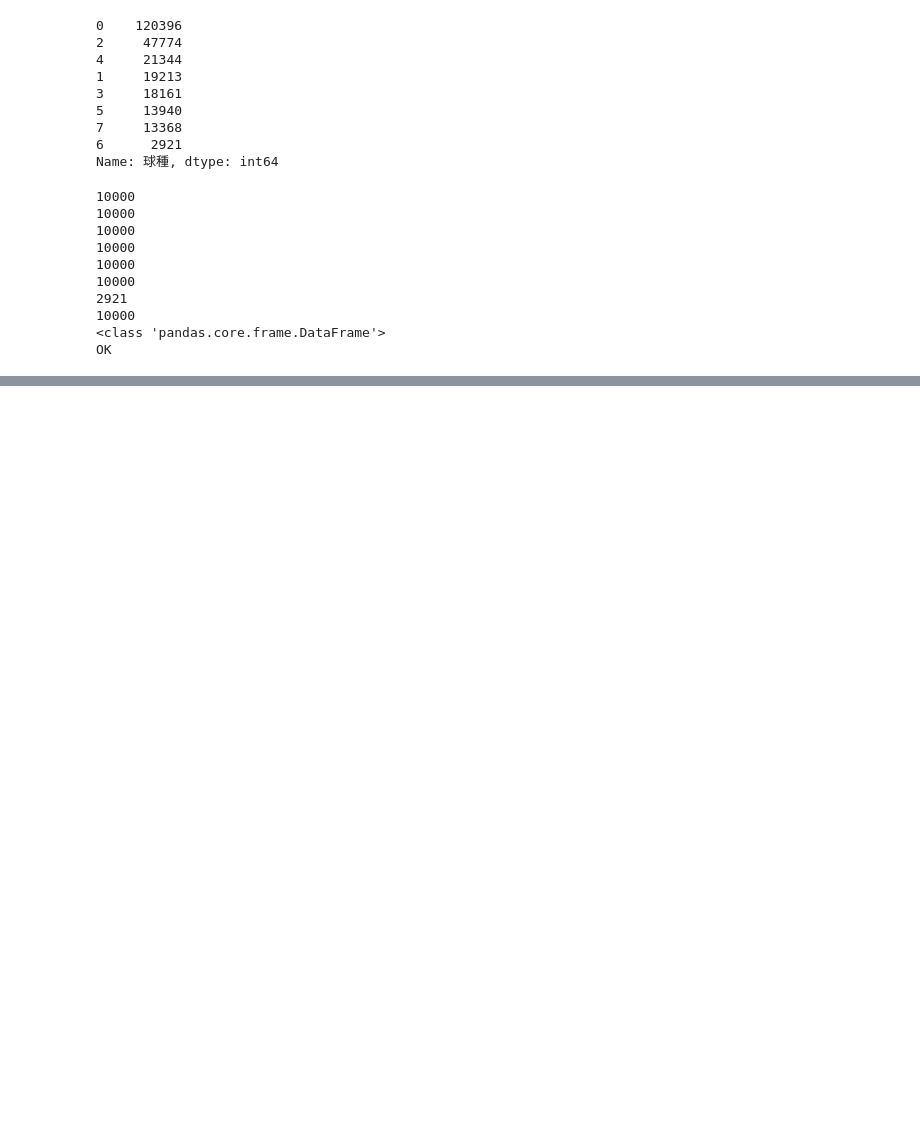
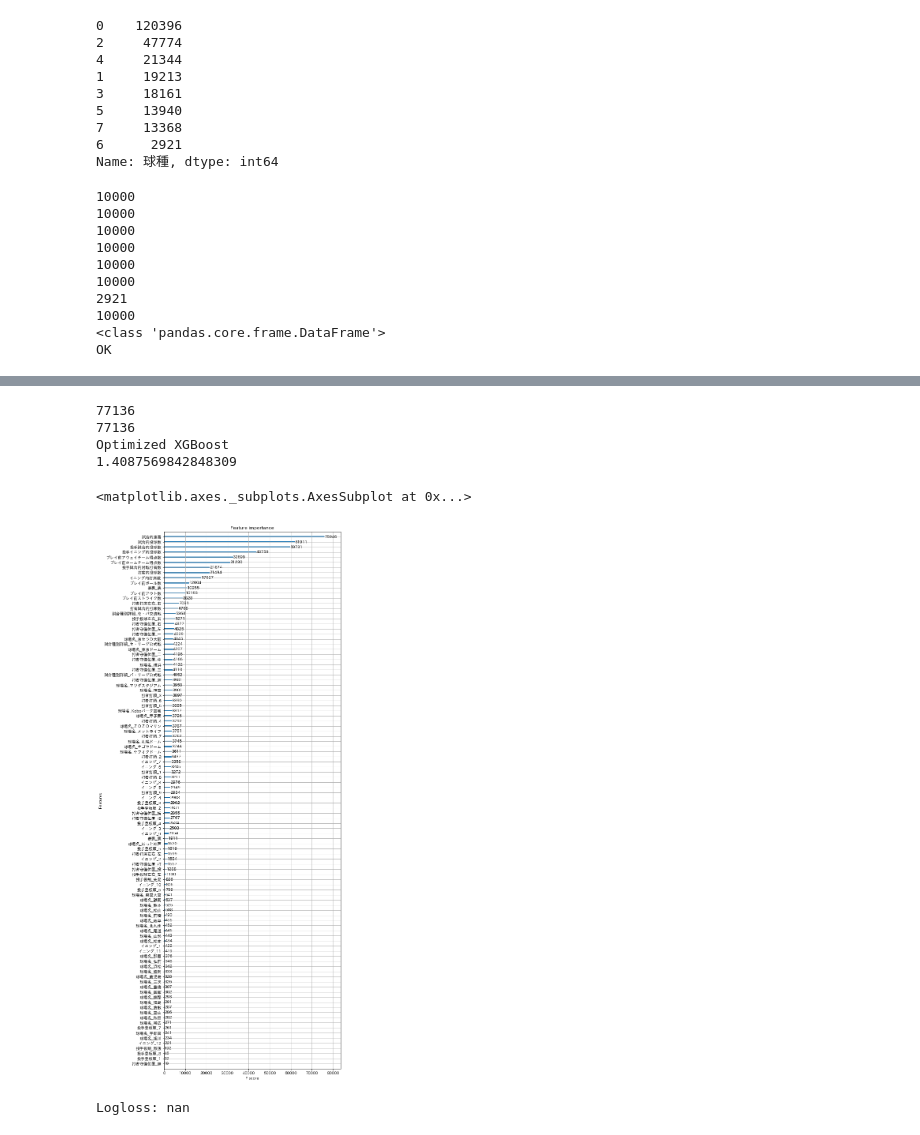
Before and after one commit to yamanekoyamato/HiroshimaQuest, a Jupyter notebook: Untitled1.ipynb, the cells around one changed output, grey strips where cells are left out. Saved outputs shown, nothing was run; the diff lists cells and outputs as text; code cells hidden in the pictures; blank space fills up the shorter version.

```diff
--- a/Untitled1.ipynb
+++ b/Untitled1.ipynb
@@ -273,12 +281,18 @@ for bound, x_opt in zip(bounds, myBopt.x_opt):
 # %%
 #最適なパラメータで再度学習、
-x = myBopt.x_opt
+#x = myBopt.x_opt
+x=([3.58159257e-01, 1.31312711e+01, 1.72685680e-01, 8.54364803e-01,
+       8.01858020e-01, 1.45562823e+00, 1.88617583e+02, 1.12371349e-01,
+       9.54153925e-01, 2.94973626e-01])
+
+
 dtrain = xgb.DMatrix(train_x, label=train_y)
 dtest = xgb.DMatrix(test_x, label=test_y)
 evallist = [(dtest, 'eval'), (dtrain, 'train')]
-num_round = 1000
+num_round = 300
+
 param = {'eta': x[0],'max_depth':int(x[1]), 'min_child_weight':x[2], 'subsample':x[3],'colsample_bytree':x[4],
          'gamma': x[5],'n_estimators':int(x[6]),'learning_rate':x[7],'reg_lambda':x[8],'reg_alpha':x[9],
-         'colsample':0.5, 'objective':'multi:softprob','num_class':8, 'eval_metric':'mlogloss', 'tree_method':'gpu_hist'}
+         'colsample':0.5, 'objective':'multi:softprob','num_class':8, 'eval_metric':'mlogloss'}
 
 bst = xgb.train(param, dtrain, num_round, evallist, early_stopping_rounds=10)
@@ -285,17 +317,25 @@ bst = xgb.train(param, dtrain, num_round, evallist, early_stopping_rounds=10)
 # %%
 #結果表示
-pred = Xgb.predict(test_x)
+dtest = xgb.DMatrix(test_x, label=test_y)
+pred = bst.predict(dtest)
 pred_p = pd.DataFrame(pred)
 print(len(pred_p))
 print(len(test_y))
 print("Optimized XGBoost")
 print(log_loss(test_y, pred_p))
 
 #重要度の可視化
 import matplotlib.pyplot as plt
 import japanize_matplotlib #日本語読み込み
 fig, ax = plt.subplots(1, 1, figsize=(8,25))
 xgb.plot_importance(bst, ax=ax)
+# %% [output]
+77136
+77136
+Optimized XGBoost
+1.4087569842848309
+<matplotlib.axes._subplots.AxesSubplot at 0x...>
+[figure, added]
 # %%
 #CVで再学習
 
@@ -313,3 +353,5 @@ kfold = KFold(n_splits=5, random_state=7)
 results = cross_validate(model, train_x, train_y, scoring = 'neg_log_loss', cv=kfold)
 score = results['test_score'].mean()*(-1)
 print(f"Logloss: {score:f}")
+# %% [output]
+Logloss: nan
```
Also changed, not shown: parts of 6 cells of this notebook.
